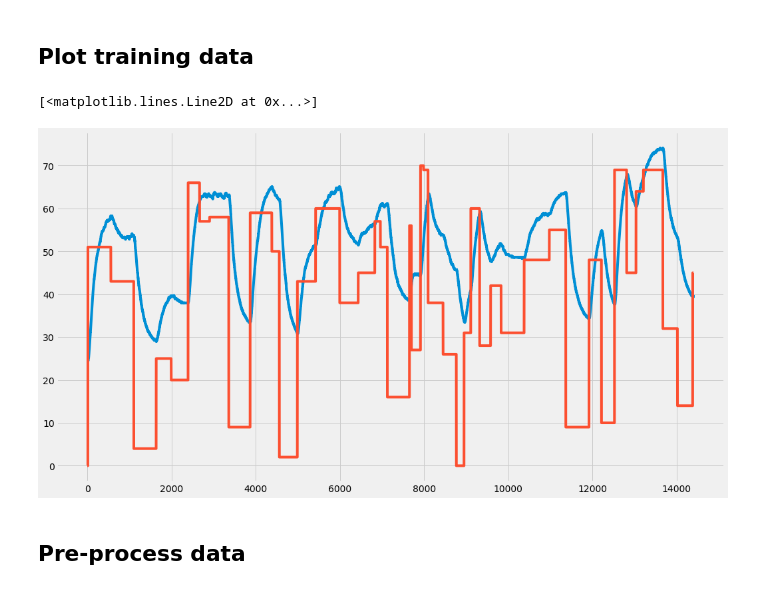
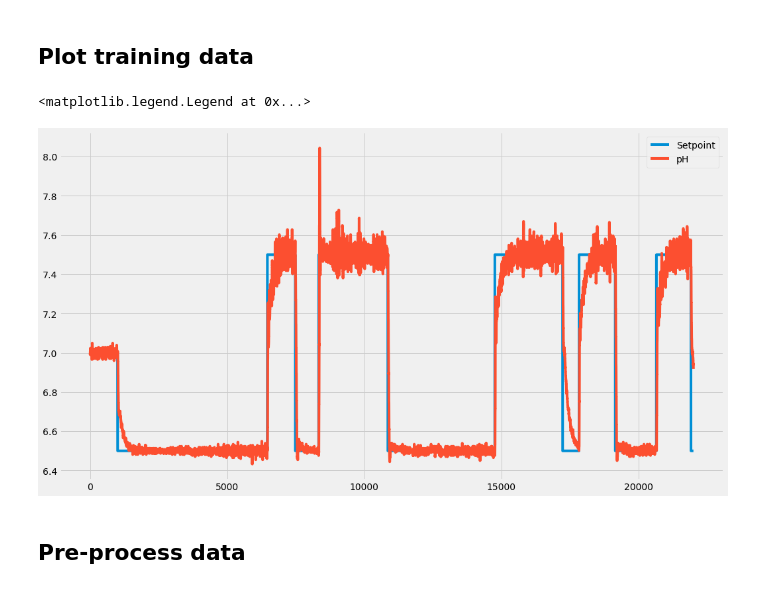
Before and after one commit to VictorDreke/Industry4.0_Python, a Jupyter notebook: LSTM_for_Identification.ipynb, the cells around one changed output. Cells and saved outputs as stored; diff of their text form; code cells hidden in the pictures.

```diff
--- a/LSTM_for_Identification.ipynb
+++ b/LSTM_for_Identification.ipynb
@@ -23,5 +23,6 @@ Using TensorFlow backend.
 # %% [markdown]
 ## Load training data
 # %%
-file = 'https://apmonitor.com/do/uploads/Main/tclab_dyn_data3.txt'
+# file = 'https://apmonitor.com/do/uploads/Main/tclab_dyn_data3.txt'
+file = '/content/pH_GBN_Data_Reference.csv'
 train = pd.read_csv(file)
@@ -29,11 +39,12 @@ train = pd.read_csv(file)
 ## Plot training data
 # %%
 plt.figure(figsize=(16,9))
-plt.plot(train['T1'], label='Temp')
-plt.plot(train['Q1'], label='Heater')
+plt.plot(train['SP'], label='Setpoint')
+plt.plot(train['Level'], label='pH')
+plt.legend()
 # %% [output]
-[<matplotlib.lines.Line2D at 0x...>]
+<matplotlib.legend.Legend at 0x...>
-[figure, old version]
+[figure, new version]
 # %% [markdown]
 ## Pre-process data
 # %%
```
Also changed, not shown: parts of 11 cells of this notebook.
